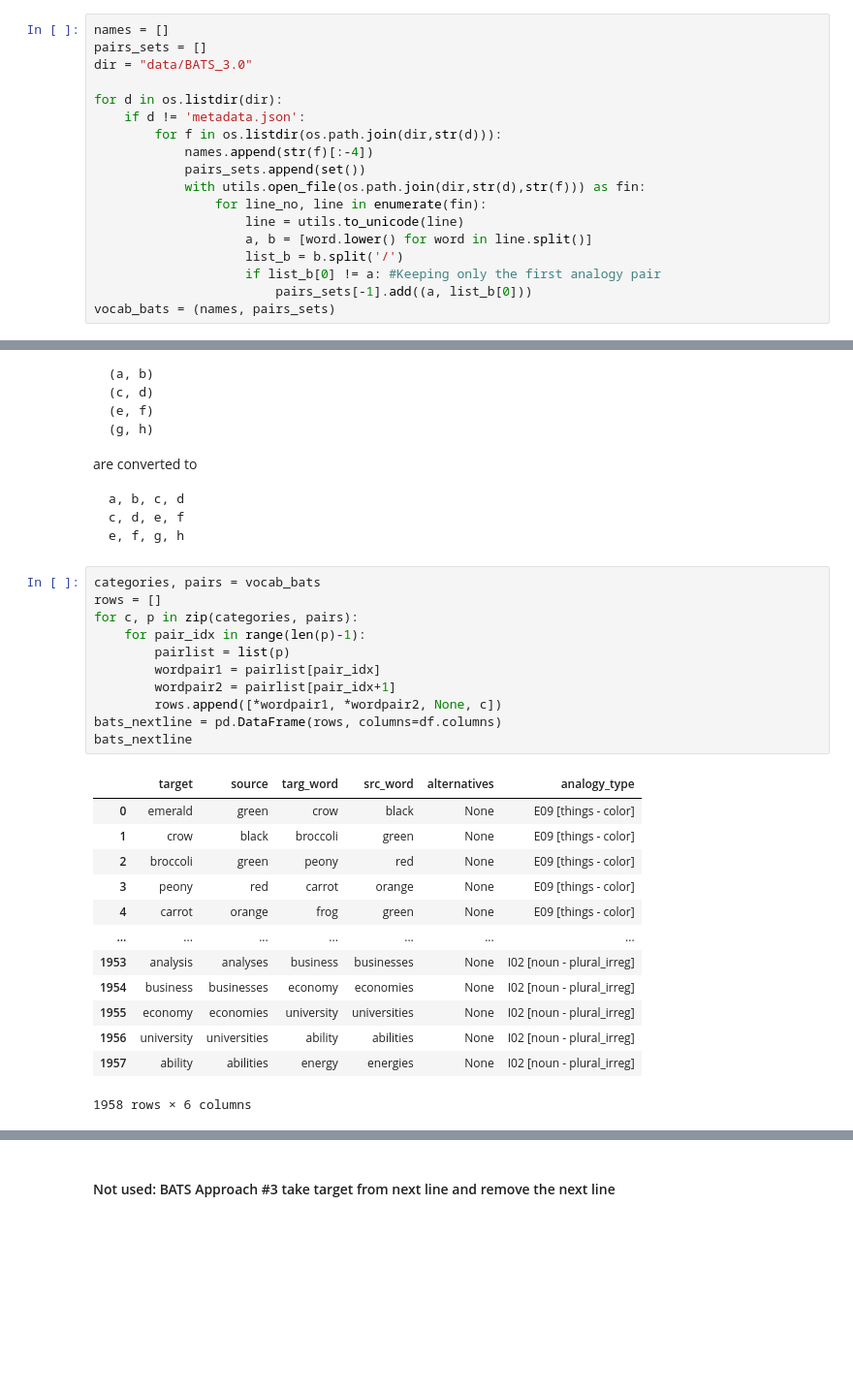
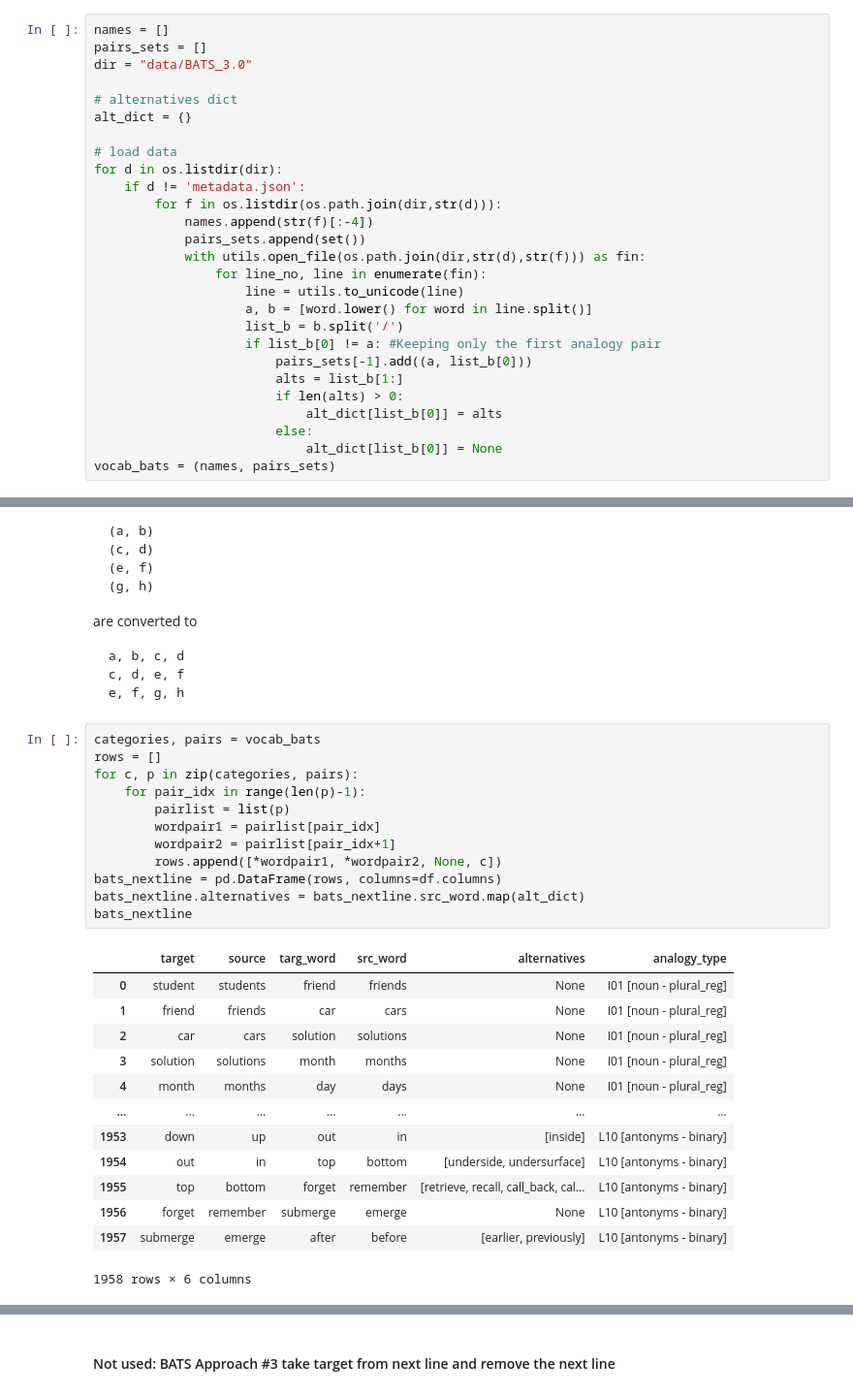
Before and after one commit to jkociniak/cot-analogy-resolution, a Jupyter notebook: create_scan_bats.ipynb, the cells around one changed output, grey strips where cells are left out. Shown at 97% size. Saved outputs shown, nothing was run; the diff lists cells and outputs as text; blank space fills up the shorter version.

```diff
--- a/create_scan_bats.ipynb
+++ b/create_scan_bats.ipynb
@@ -151,6 +154,10 @@ names = []
 pairs_sets = []
 dir = "data/BATS_3.0"
 
+# alternatives dict
+alt_dict = {}
+
+# load data
 for d in os.listdir(dir):
     if d != 'metadata.json':
         for f in os.listdir(os.path.join(dir,str(d))):
@@ -163,4 +170,9 @@ for d in os.listdir(dir):
                     list_b = b.split('/')
                     if list_b[0] != a: #Keeping only the first analogy pair
                         pairs_sets[-1].add((a, list_b[0]))
+                        alts = list_b[1:]
+                        if len(alts) > 0:
+                            alt_dict[list_b[0]] = alts
+                        else:
+                            alt_dict[list_b[0]] = None
 vocab_bats = (names, pairs_sets)
@@ -254,27 +288,28 @@ e, f, g, h
 # %%
 categories, pairs = vocab_bats
 rows = []
 for c, p in zip(categories, pairs):
     for pair_idx in range(len(p)-1):
         pairlist = list(p)
         wordpair1 = pairlist[pair_idx]
         wordpair2 = pairlist[pair_idx+1]
         rows.append([*wordpair1, *wordpair2, None, c])
 bats_nextline = pd.DataFrame(rows, columns=df.columns)
+bats_nextline.alternatives = bats_nextline.src_word.map(alt_dict)
 bats_nextline
 # %% [output]
 |  | target | source | targ_word | src_word | alternatives | analogy_type |
-| 0 | emerald | green | crow | black | None | E09 [things - color] |
-| 1 | crow | black | broccoli | green | None | E09 [things - color] |
-| 2 | broccoli | green | peony | red | None | E09 [things - color] |
-| 3 | peony | red | carrot | orange | None | E09 [things - color] |
-| 4 | carrot | orange | frog | green | None | E09 [things - color] |
+| 0 | student | students | friend | friends | None | I01 [noun - plural_reg] |
+| 1 | friend | friends | car | cars | None | I01 [noun - plural_reg] |
+| 2 | car | cars | solution | solutions | None | I01 [noun - plural_reg] |
+| 3 | solution | solutions | month | months | None | I01 [noun - plural_reg] |
+| 4 | month | months | day | days | None | I01 [noun - plural_reg] |
 | ... | ... | ... | ... | ... | ... | ... |
-| 1953 | analysis | analyses | business | businesses | None | I02 [noun - plural_irreg] |
-| 1954 | business | businesses | economy | economies | None | I02 [noun - plural_irreg] |
-| 1955 | economy | economies | university | universities | None | I02 [noun - plural_irreg] |
-| 1956 | university | universities | ability | abilities | None | I02 [noun - plural_irreg] |
-| 1957 | ability | abilities | energy | energies | None | I02 [noun - plural_irreg] |
+| 1953 | down | up | out | in | [inside] | L10 [antonyms - binary] |
+| 1954 | out | in | top | bottom | [underside, undersurface] | L10 [antonyms - binary] |
+| 1955 | top | bottom | forget | remember | [retrieve, recall, call_back, cal... | L10 [antonyms - binary] |
+| 1956 | forget | remember | submerge | emerge | None | L10 [antonyms - binary] |
+| 1957 | submerge | emerge | after | before | [earlier, previously] | L10 [antonyms - binary] |
 1958 rows × 6 columns
 # %%
 filename = 'bats_target_nextline.csv'
```
Also changed, not shown: parts of 8 cells of this notebook, 4 other files.
